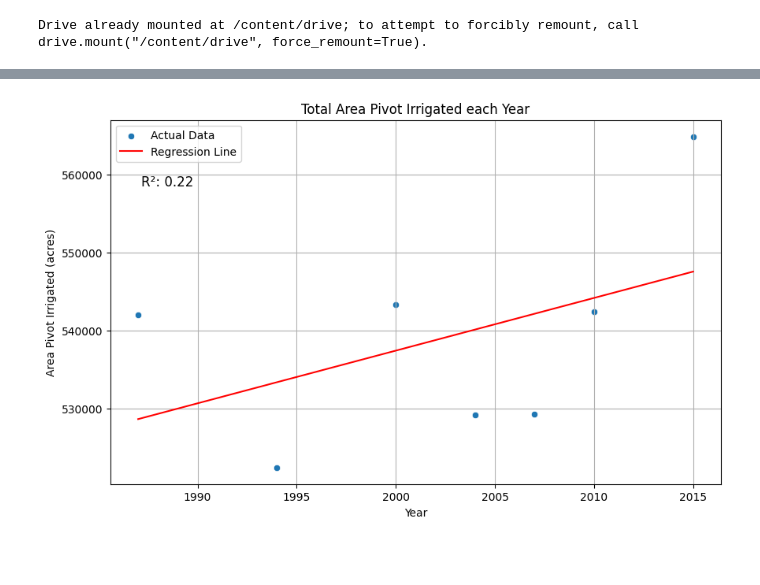
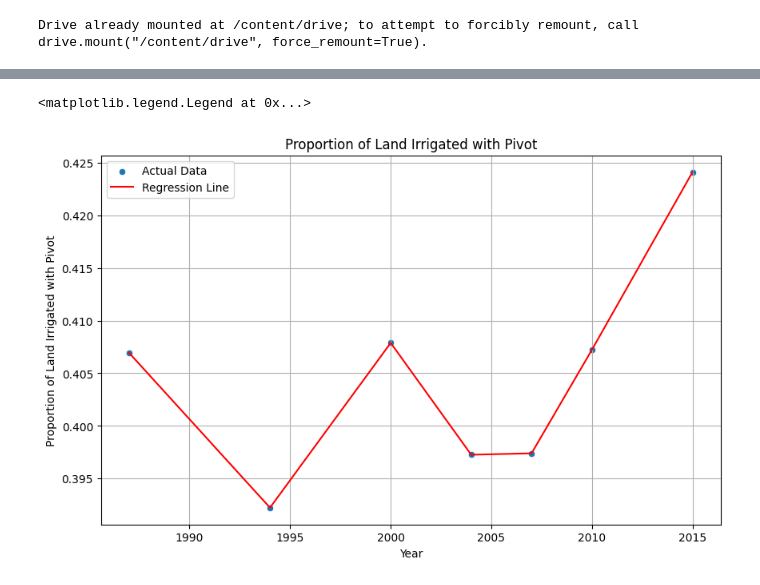
Before and after one commit to carlibeisel/irrigation_efficiency_change, a Jupyter notebook: pivot_irrigation.ipynb, the cells around one changed output, grey strips where cells are left out. Cells and saved outputs as stored; diff of their text form; code cells hidden in the pictures; blank space fills up the shorter version.

```diff
--- a/pivot_irrigation.ipynb
+++ b/pivot_irrigation.ipynb
@@ -303,35 +386,15 @@ print(df)
-# %%
-# Initialize and fit the linear regression model
-model = LinearRegression()
-X = pivot_shp[['Year']]
-y = pivot_shp['Acres']
-model.fit(X, y)
-
-# Predict values using the fitted model
-pivot_shp['Predicted_Acres'] = model.predict(X)
-
-# Calculate the R² value
-r_squared = model.score(X, y)
-
-# Plot scatter plot and regression line
-plt.figure(figsize=(10, 6))
-sns.scatterplot(data=pivot_shp, x='Year', y='Acres', marker='o', label='Actual Data')
-plt.plot(pivot_shp['Year'], pivot_shp['Predicted_Acres'], color='red', label='Regression Line')
-
-# Customize the plot
-plt.title('Total Area Pivot Irrigated each Year')
-plt.xlabel('Year')
-plt.ylabel('Area Pivot Irrigated (acres)')
-plt.grid(True)
-plt.legend()
-
-# Annotate the R² value on the plot
-plt.text(
-    0.05, 0.85, f'R²: {r_squared:.2f}',
-    transform=plt.gca().transAxes, fontsize=12, verticalalignment='top'
-)
-
-# Show the plot
-plt.show()
-# %% [output]
-[figure, removed]
+# %%
+# Line graph with pivot proportion
+plt.figure(figsize=(10, 6))
+sns.scatterplot(data=df, x='Year', y='Proportion_Pivot', marker='o', label='Actual Data')
+plt.plot(df['Year'], df['Proportion_Pivot'], color='red', label='Regression Line')
+
+#Customize the legend
+plt.title('Proportion of Land Irrigated with Pivot')
+plt.xlabel('Year')
+plt.ylabel('Proportion of Land Irrigated with Pivot')
+plt.grid(True)
+plt.legend()
+# %% [output]
+<matplotlib.legend.Legend at 0x...>
+[figure, added]
```
Also changed, not shown: parts of 8 cells of this notebook.
